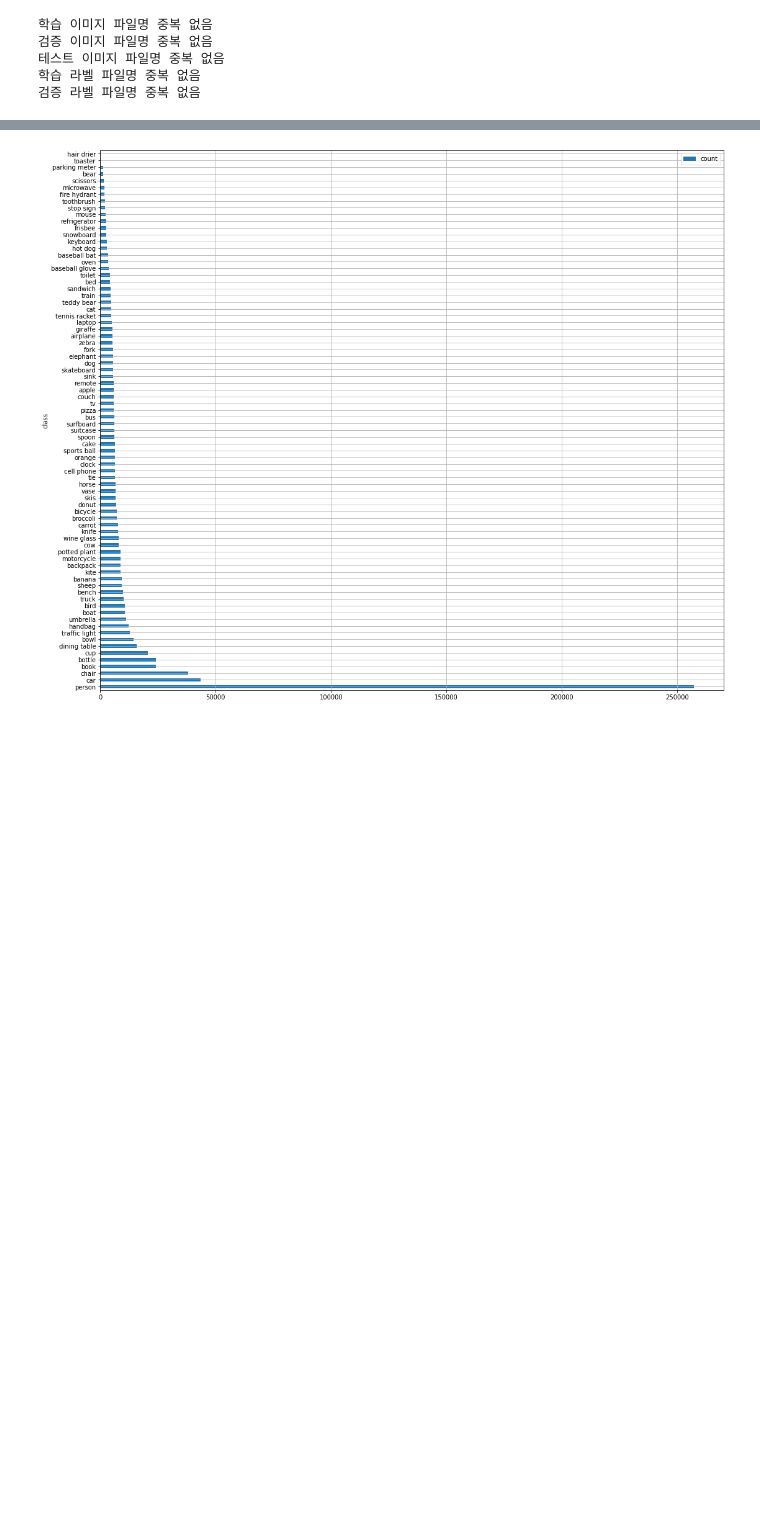
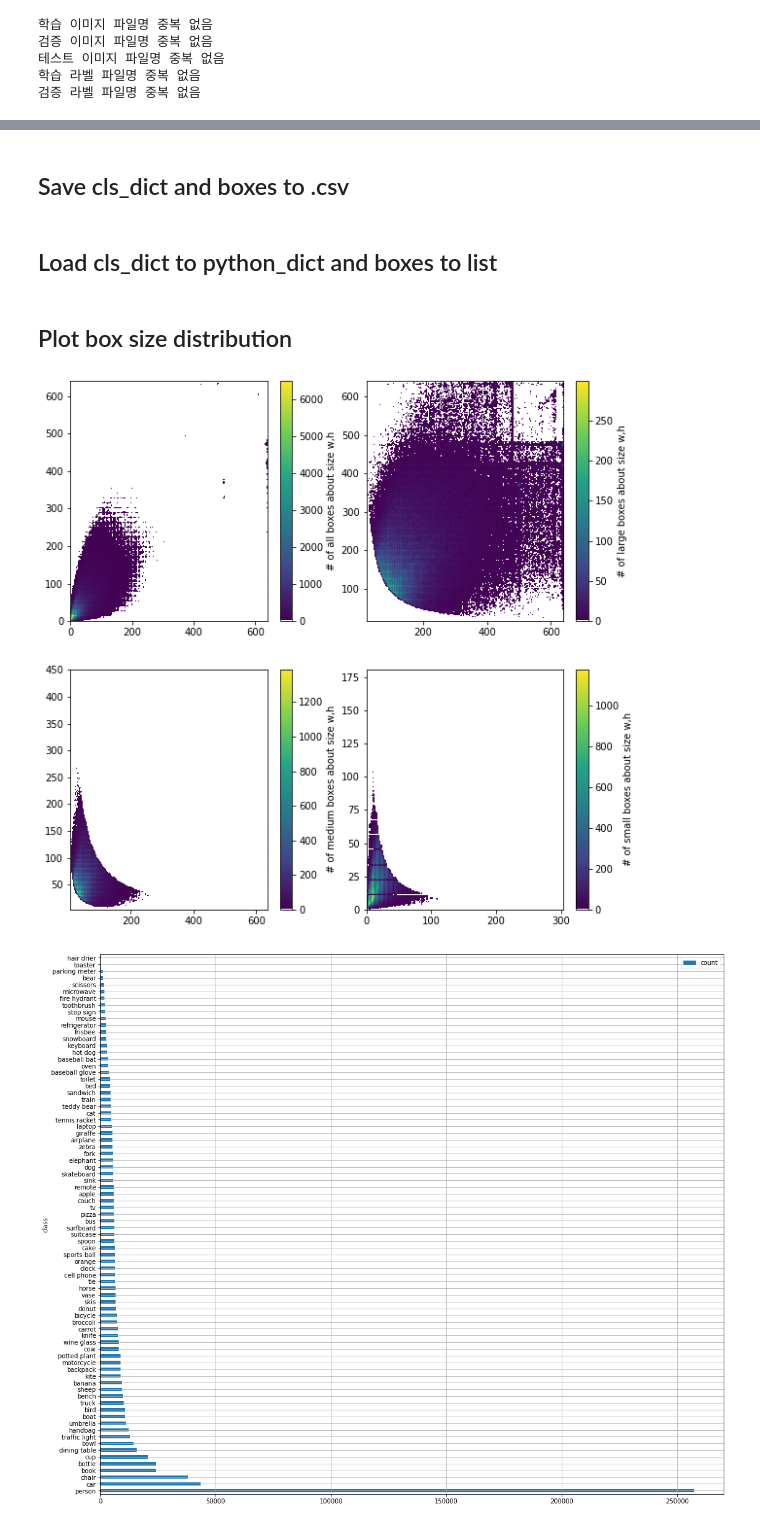
Before and after one commit to HERIUN/Data_Analysis, a Jupyter notebook: coco_anal.ipynb, the cells around one changed output, grey strips where cells are left out. Drawn from its saved outputs; the diff is of its cells as text; code cells hidden in the pictures; blank space fills up the shorter version.

```diff
--- a/coco_anal.ipynb
+++ b/coco_anal.ipynb
@@ -121,3 +133,5 @@ number of large_box : 12106, 33.300000000000004%
+# %% [markdown]
+## Save cls_dict and boxes to .csv
 # %%
 ## Save cls_dict to .csv
 with open("coco_train_cls.csv", 'w') as f:
@@ -127,11 +141,71 @@ with open("coco_train_cls.csv", 'w') as f:
 # w = csv.writer(open("coco_cls.csv", "w"))
 # for k,v in cls_dict.items():
 #     w.writerow([k, v]) ### 이렇게 하니까 한줄 건너띄워지는 현상 생김.
+
+## Save box list to .csv
+fields = ['cx','cy','w_ratio','h_ratio','w_pixel', 'h_pixel']
+with open('train_boxes.csv', 'w') as f:
+    f.write('cx,cy,w_ratio,h_ratio,w_pixel,h_pixel\n')
+    for box in boxes:
+        f.write(f'{box[0]},{box[1]},{box[2]},{box[3]},{box[4]},{box[5]}\n')
+# %% [markdown]
+## Load cls_dict to python_dict and boxes to list
 # %%
 # Load csv to python dict
 with open("coco_train_cls.csv", "r") as f:
     reader = csv.reader(f)
+    next(reader, None) # skip field(header)
     train_cls_dict = {rows[0]:rows[1] for rows in reader}
+
+# Load csv to python list
+with open("train_boxes.csv", "r") as f:
+    reader = csv.reader(f)
+    next(reader, None) # skip field(header)
+    boxes = [[float(x) for x in box]for box in list(reader)]
+# %% [markdown]
+## Plot box size distribution
+# %%
+import mpl_scatter_density # adds projection='scatter_density' It is fast..
+import warnings
+from matplotlib.colors import LinearSegmentedColormap
+warnings.simplefilter("ignore", category=RuntimeWarning) # silence Runtime error:All-NaN slice ~
+
+# "Viridis-like" colormap with white background
+white_viridis = LinearSegmentedColormap.from_list('white_viridis', [
+    (0, '#ffffff'),
+    (1e-20, '#440053'),
+    (0.2, '#404388'),
+    (0.4, '#2a788e'),
+    (0.6, '#21a784'),
+    (0.8, '#78d151'),
+    (1, '#fde624'),
+], N=256)
+
+def using_mpl_scatter_density(fig, x, y, label='all'):
+    ax = fig.add_subplot(1, 1, 1, projection='scatter_density')
+    density = ax.scatter_density(x, y, cmap=white_viridis)
+    fig.colorbar(density, label=f'Number of {label} boxes about size w,h')
+
+fig = plt.figure(figsize=(10,10))
+ax1 = fig.add_subplot(2, 2, 1, projection='scatter_density')
+density1 = ax1.scatter_density(np.array(boxes)[:,4], np.array(boxes)[:,5], cmap=white_viridis)
+fig.colorbar(density1, label=f'# of all boxes about size w,h')
+
+ax2 = fig.add_subplot(2, 2, 2, projection='scatter_density')
+density2 = ax2.scatter_density(np.array(l_boxes)[:,4], np.array(l_boxes)[:,5], cmap=white_viridis)
+fig.colorbar(density2, label=f'# of large boxes')
+
+ax3 = fig.add_subplot(2, 2, 3, projection='scatter_density')
+density3 = ax3.scatter_density(np.array(m_boxes)[:,4], np.array(m_boxes)[:,5], cmap=white_viridis)
+fig.colorbar(density3, label=f'# of medium boxes')
+
+ax4 = fig.add_subplot(2, 2, 4, projection='scatter_density')
+density4 = ax4.scatter_density(np.array(s_boxes)[:,4], np.array(s_boxes)[:,5], cmap=white_viridis)
+fig.colorbar(density4, label=f'# of small boxes')
+
+plt.show()
+# %% [output]
+[figure, added]
 # %%
 # Draw class distribution
 train_cls_df = pd.read_csv('coco_train_cls.csv')
```
Also changed, not shown: parts of 9 cells of this notebook.
